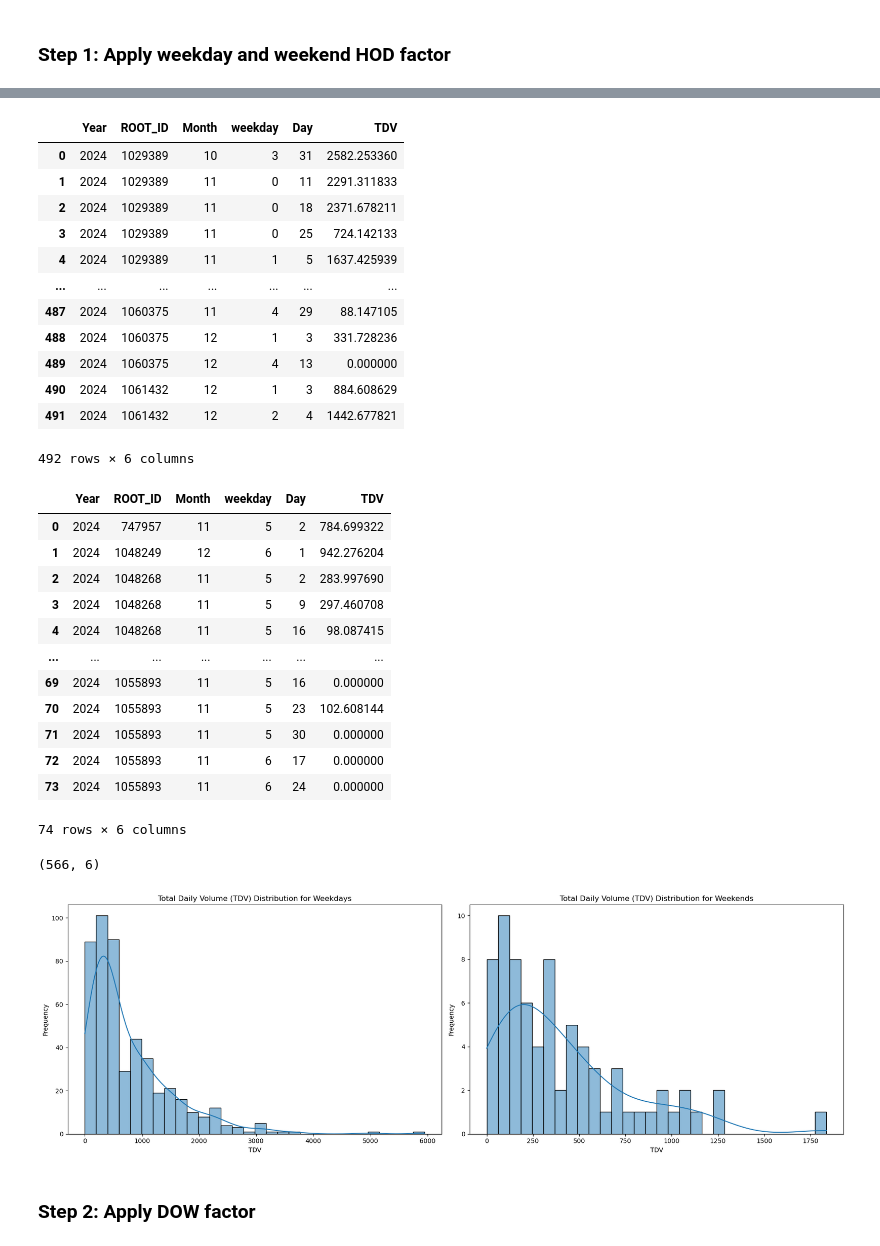
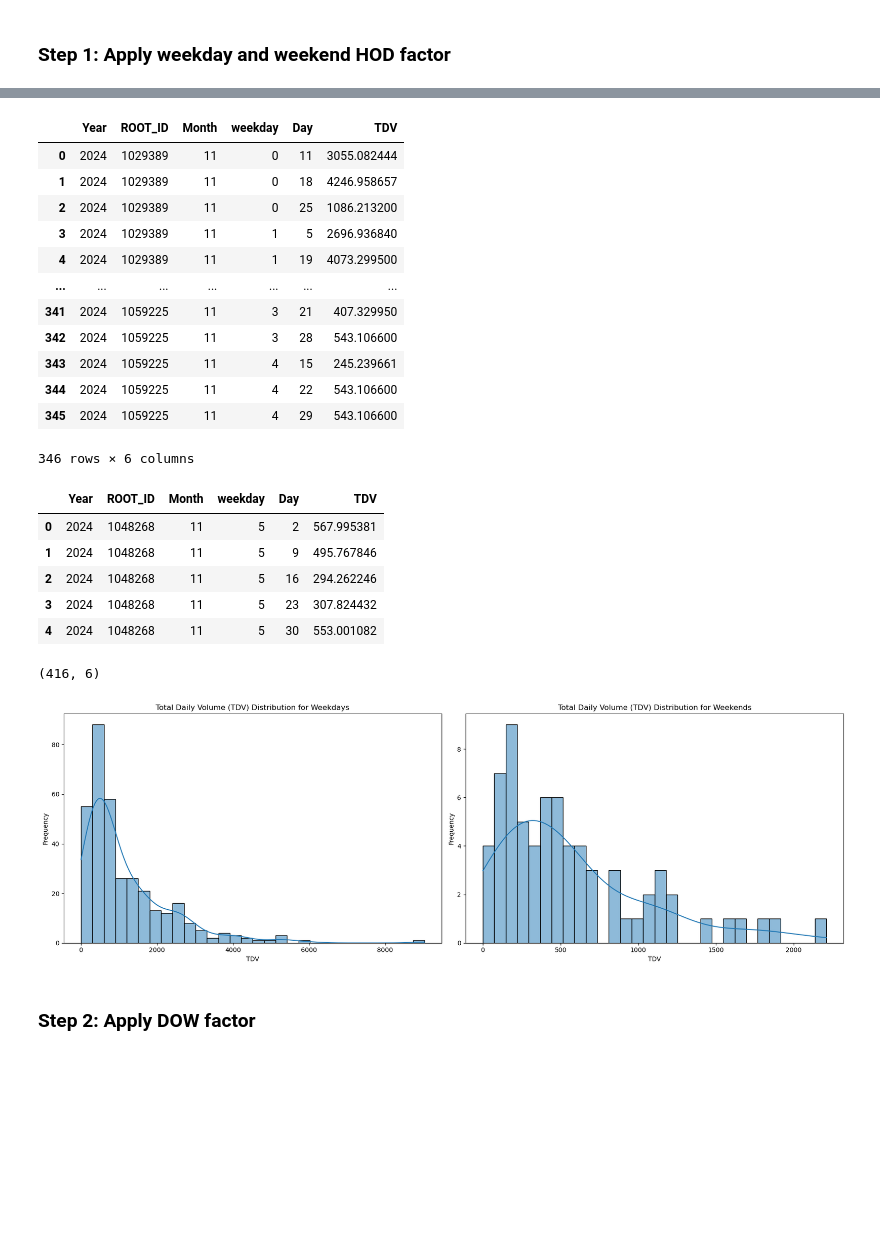
Before and after one commit to cyclingMoritz/250MUM006, a Jupyter notebook: notebooks/015-luca_expansion_factors_application-bicizen.ipynb, the cells around one changed output, grey strips where cells are left out. Drawn from its saved outputs; the diff is of its cells as text; code cells hidden in the pictures; blank space fills up the shorter version.

```diff
--- a/notebooks/015-luca_expansion_factors_application-bicizen.ipynb
+++ b/notebooks/015-luca_expansion_factors_application-bicizen.ipynb
@@ -46,0 +45,8 @@ Index(['ROOT_ID', 'Year', 'Month', 'weekday', 'Day', 'Hour', 'Count',
+# %%
+## Only keep months with more than 10 observations
+
+mask1 = bicizen.groupby(by=["ROOT_ID","Month"]).size() >= 10
+bicizen = bicizen[bicizen.set_index(["ROOT_ID","Month"]).index.map(mask1)]
+print("BiciZen shape before Mask 2", bicizen.shape)
+
+print(bicizen.shape)
@@ -95,59 +104,53 @@ weekday_daily_volume = pd.DataFrame({'TDV': merged_weekday_counts_factors.groupb
 weekday_daily_volume
 # %% [output]
 |  | Year | ROOT_ID | Month | weekday | Day | TDV |
-| 0 | 2024 | 1029389 | 10 | 3 | 31 | 2582.253360 |
-| 1 | 2024 | 1029389 | 11 | 0 | 11 | 2291.311833 |
-| 2 | 2024 | 1029389 | 11 | 0 | 18 | 2371.678211 |
-| 3 | 2024 | 1029389 | 11 | 0 | 25 | 724.142133 |
-| 4 | 2024 | 1029389 | 11 | 1 | 5 | 1637.425939 |
+| 0 | 2024 | 1029389 | 11 | 0 | 11 | 3055.082444 |
+| 1 | 2024 | 1029389 | 11 | 0 | 18 | 4246.958657 |
+| 2 | 2024 | 1029389 | 11 | 0 | 25 | 1086.213200 |
+| 3 | 2024 | 1029389 | 11 | 1 | 5 | 2696.936840 |
+| 4 | 2024 | 1029389 | 11 | 1 | 19 | 4073.299500 |
 | ... | ... | ... | ... | ... | ... | ... |
-| 487 | 2024 | 1060375 | 11 | 4 | 29 | 88.147105 |
-| 488 | 2024 | 1060375 | 12 | 1 | 3 | 331.728236 |
-| 489 | 2024 | 1060375 | 12 | 4 | 13 | 0.000000 |
-| 490 | 2024 | 1061432 | 12 | 1 | 3 | 884.608629 |
-| 491 | 2024 | 1061432 | 12 | 2 | 4 | 1442.677821 |
+| 341 | 2024 | 1059225 | 11 | 3 | 21 | 407.329950 |
+| 342 | 2024 | 1059225 | 11 | 3 | 28 | 543.106600 |
+| 343 | 2024 | 1059225 | 11 | 4 | 15 | 245.239661 |
+| 344 | 2024 | 1059225 | 11 | 4 | 22 | 543.106600 |
+| 345 | 2024 | 1059225 | 11 | 4 | 29 | 543.106600 |
-492 rows × 6 columns
+346 rows × 6 columns
 # %%
 # Calculate daily Volume for weekend
 # Merge counts_weekend data with hod_weekend factors on Year and Hour
 merged_weekend_data = pd.merge(counts_weekend, hod_weekend, left_on=['Year', 'Hour'], right_on=['year', 'hour'], how='inner')
 
 # Calculate total counts for each day and ROOT_ID
 weekend_daily_counts = pd.DataFrame({'total_count': merged_weekend_data.groupby(['Year', 'Month', 'Day', 'weekday', 'ROOT_ID'])['Count'].sum()}).reset_index()
 
 # Calculate total HOD factors for each day and ROOT_ID
 weekend_daily_factors = pd.DataFrame({'total_factor': merged_weekend_data.groupby(['Year', 'Month', 'Day', 'weekday', 'ROOT_ID'])['HOD'].sum()}).reset_index()
 
 # Merge the counts and factors dataframes
 merged_weekend_counts_factors = pd.merge(weekend_daily_counts, weekend_daily_factors, on=['Year', 'Month', 'weekday', 'Day', 'ROOT_ID'], how='inner')
 
 # Calculate the Daily Volume by dividing total counts by total factors
 merged_weekend_counts_factors['Daily_Volume'] = merged_weekend_counts_factors['total_count'] / merged_weekend_counts_factors['total_factor']
 
 # Calculate the mean Daily Volume (TDV) for each Year, ROOT_ID, Month, and Day
 weekend_daily_volume = pd.DataFrame({'TDV': merged_weekend_counts_factors.groupby(['Year', 'ROOT_ID', 'Month', 'weekday', 'Day'])['Daily_Volume'].mean()}).reset_index()
 
-weekend_daily_volume
+weekend_daily_volume.head()
 # %% [output]
 |  | Year | ROOT_ID | Month | weekday | Day | TDV |
-| 0 | 2024 | 747957 | 11 | 5 | 2 | 784.699322 |
-| 1 | 2024 | 1048249 | 12 | 6 | 1 | 942.276204 |
-| 2 | 2024 | 1048268 | 11 | 5 | 2 | 283.997690 |
-| 3 | 2024 | 1048268 | 11 | 5 | 9 | 297.460708 |
-| 4 | 2024 | 1048268 | 11 | 5 | 16 | 98.087415 |
-| ... | ... | ... | ... | ... | ... | ... |
-| 69 | 2024 | 1055893 | 11 | 5 | 16 | 0.000000 |
-| 70 | 2024 | 1055893 | 11 | 5 | 23 | 102.608144 |
-| 71 | 2024 | 1055893 | 11 | 5 | 30 | 0.000000 |
-| 72 | 2024 | 1055893 | 11 | 6 | 17 | 0.000000 |
-| 73 | 2024 | 1055893 | 11 | 6 | 24 | 0.000000 |
+| 0 | 2024 | 1048268 | 11 | 5 | 2 | 567.995381 |
+| 1 | 2024 | 1048268 | 11 | 5 | 9 | 495.767846 |
+| 2 | 2024 | 1048268 | 11 | 5 | 16 | 294.262246 |
+| 3 | 2024 | 1048268 | 11 | 5 | 23 | 307.824432 |
+| 4 | 2024 | 1048268 | 11 | 5 | 30 | 553.001082 |
-74 rows × 6 columns
 # %%
 #Concat both datasets
 daily_volume=pd.concat([weekday_daily_volume,weekend_daily_volume])
+# daily_volume=weekday_daily_volume.copy()
 print(daily_volume.shape)
 # %% [output]
-(566, 6)
+(416, 6)
 # %%
 # Make plots of TDV for weekday and weekend side by side
 fig, axes = plt.subplots(1, 2, figsize=(18, 6))
@@ -167,7 +170,7 @@ axes[1].set_ylabel('Frequency')
 plt.tight_layout()
 plt.show()
 # %% [output]
-[figure, old version]
+[figure, new version]
 # %% [markdown]
 ### Step 2: Apply DOW factor
 # %% [markdown]
```
Also changed, not shown: parts of 15 cells of this notebook.
